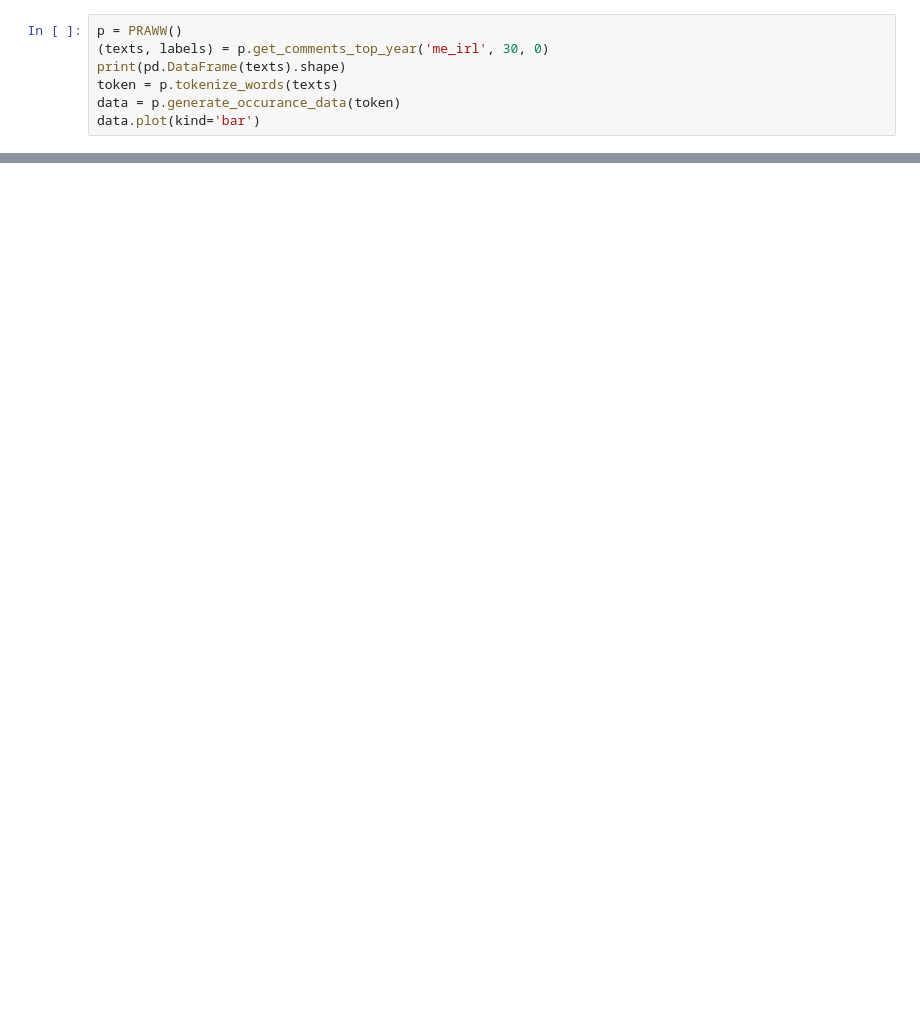
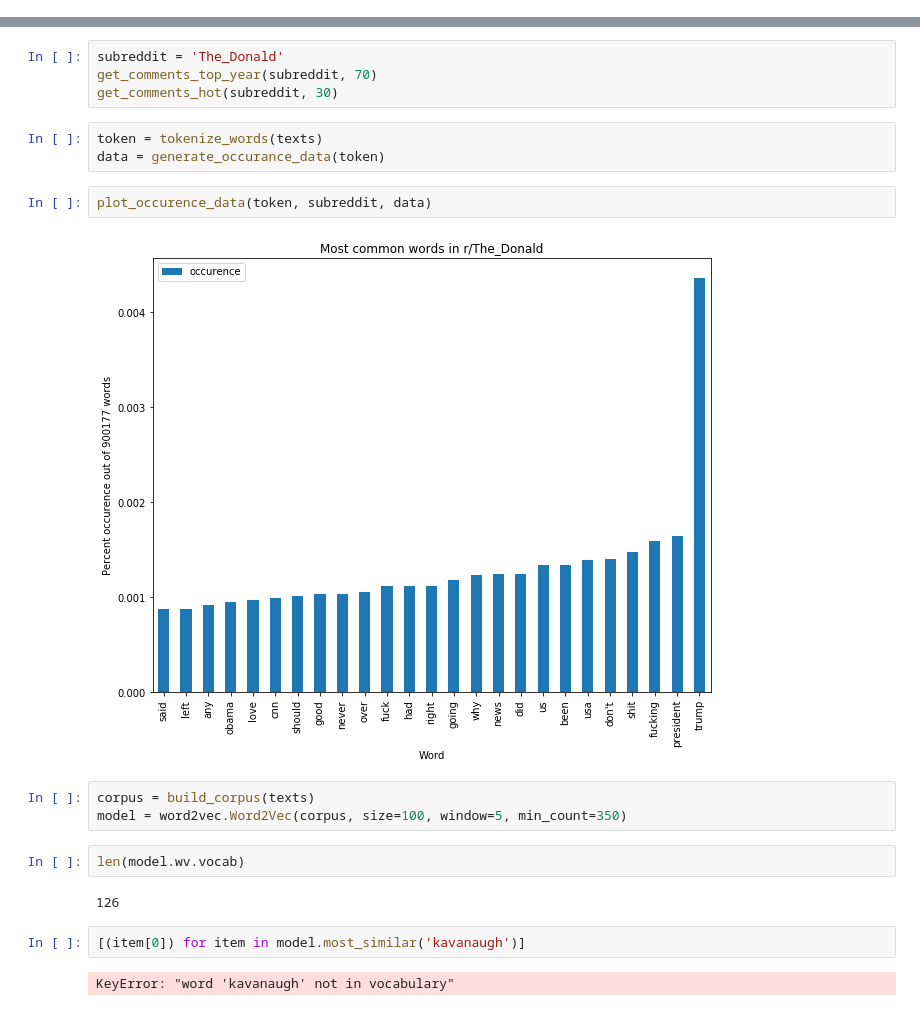
Before and after one commit to noahberthusen/political-alignment, a Jupyter notebook: PRAWW_test.ipynb, the cells around one changed output, grey strips where cells are left out. Drawn from its saved outputs; the diff is of its cells as text; blank space fills up the shorter version.

```diff
--- a/PRAWW_test.ipynb
+++ b/PRAWW_test.ipynb
@@ -78,7 +13,0 @@ class PRAWW:
-# %%
-p = PRAWW()
-(texts, labels) = p.get_comments_top_year('me_irl', 30, 0)
-print(pd.DataFrame(texts).shape)
-token = p.tokenize_words(texts)
-data = p.generate_occurance_data(token)
-data.plot(kind='bar')
@@ -108,0 +111,22 @@ Name: count, dtype: float64
+# %%
+subreddit = 'The_Donald'
+get_comments_top_year(subreddit, 70)
+get_comments_hot(subreddit, 30)
+# %%
+token = tokenize_words(texts)
+data = generate_occurance_data(token)
+# %%
+plot_occurence_data(token, subreddit, data)
+# %% [output]
+[figure, added]
+# %%
+corpus = build_corpus(texts)
+model = word2vec.Word2Vec(corpus, size=100, window=5, min_count=350)
+# %%
+len(model.wv.vocab)
+# %% [output]
+126
+# %%
+[(item[0]) for item in model.most_similar('kavanaugh')]
+# %% [output]
+KeyError: "word 'kavanaugh' not in vocabulary"
```
Also changed, not shown: parts of 6 cells of this notebook, 3 other files.
